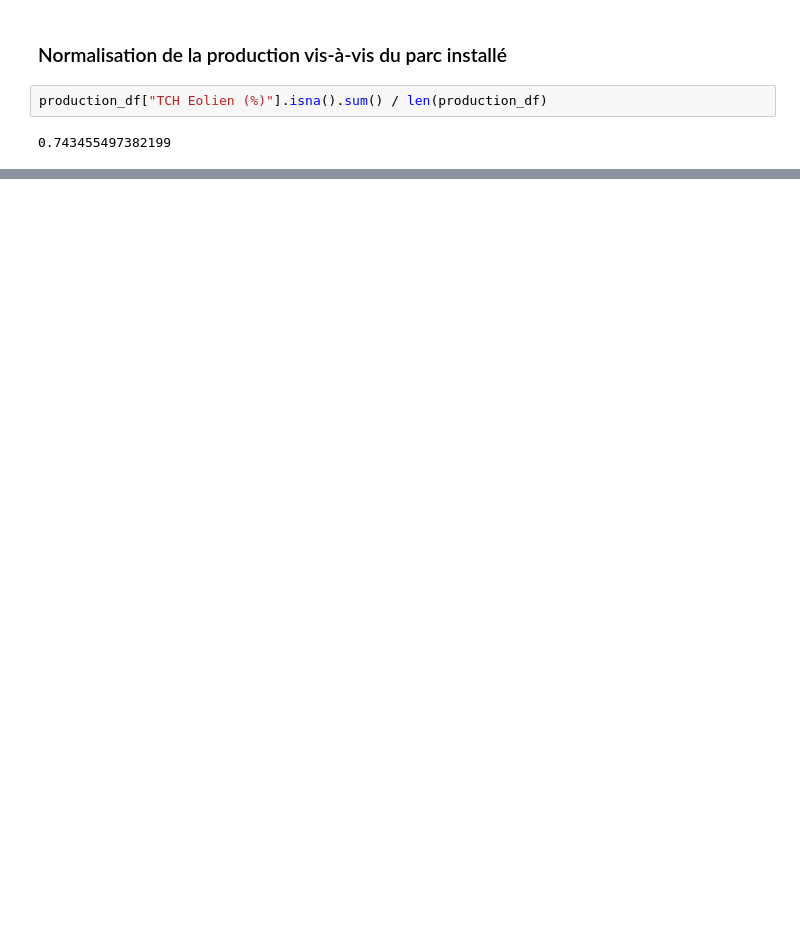
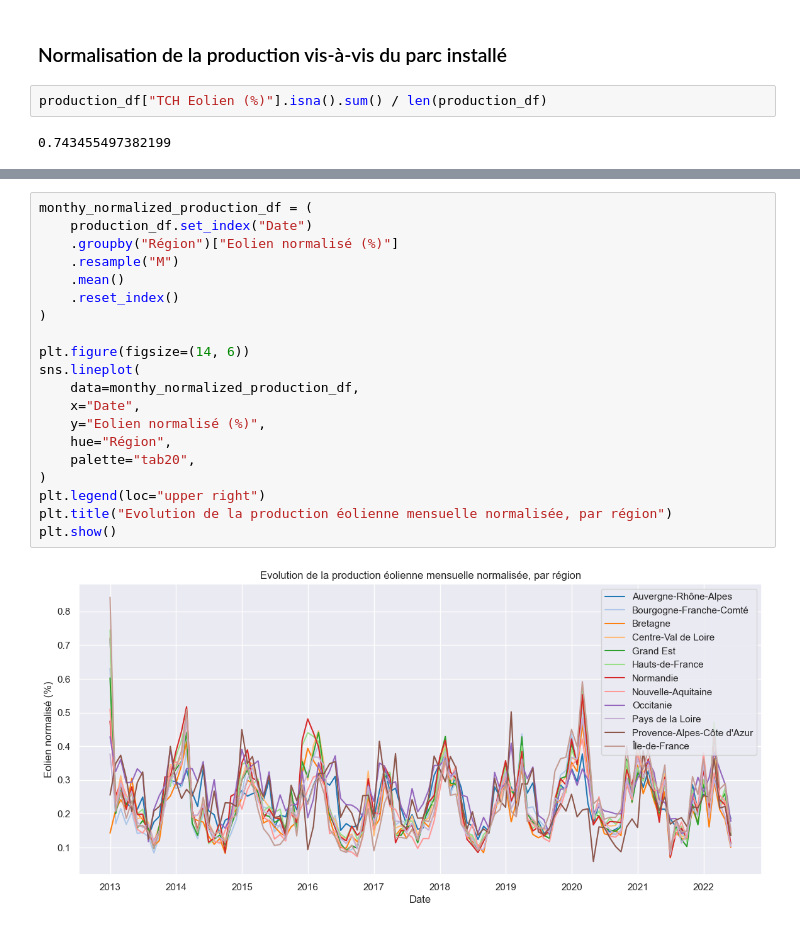
Before and after one commit to antonindurieux/prediction-energie-eolienne, a Jupyter notebook: prediction_energy_eolienne.ipynb, the cells around one changed output, grey strips where cells are left out. Saved outputs shown, nothing was run; the diff lists cells and outputs as text; blank space fills up the shorter version.

```diff
--- a/prediction_energy_eolienne.ipynb
+++ b/prediction_energy_eolienne.ipynb
@@ -178,0 +147,22 @@ plt.show()
+# %%
+monthy_normalized_production_df = (
+    production_df.set_index("Date")
+    .groupby("Région")["Eolien normalisé (%)"]
+    .resample("M")
+    .mean()
+    .reset_index()
+)
+
+plt.figure(figsize=(14, 6))
+sns.lineplot(
+    data=monthy_normalized_production_df,
+    x="Date",
+    y="Eolien normalisé (%)",
+    hue="Région",
+    palette="tab20",
+)
+plt.legend(loc="upper right")
+plt.title("Evolution de la production éolienne mensuelle normalisée, par région")
+plt.show()
+# %% [output]
+[figure, added]
```
Also changed, not shown: parts of 57 cells of this notebook, 6 other files.
